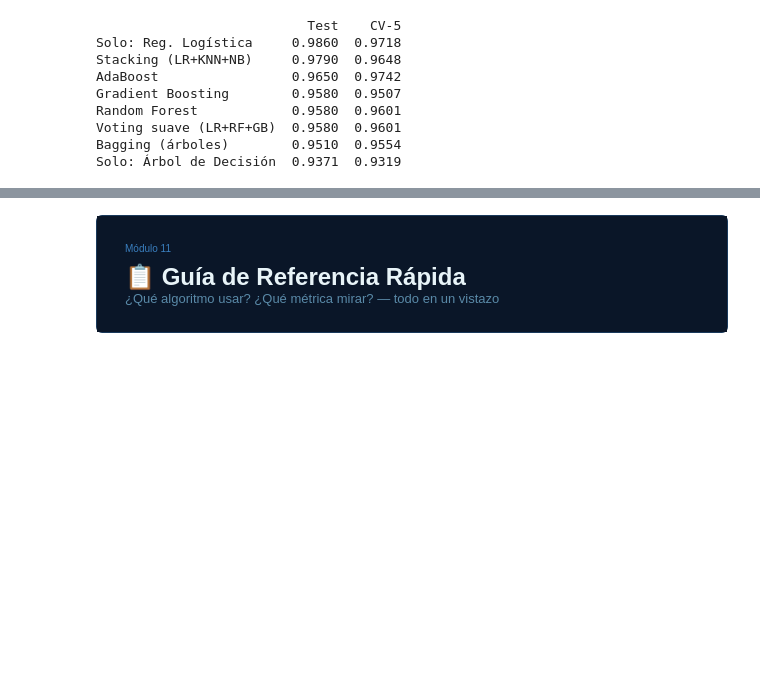
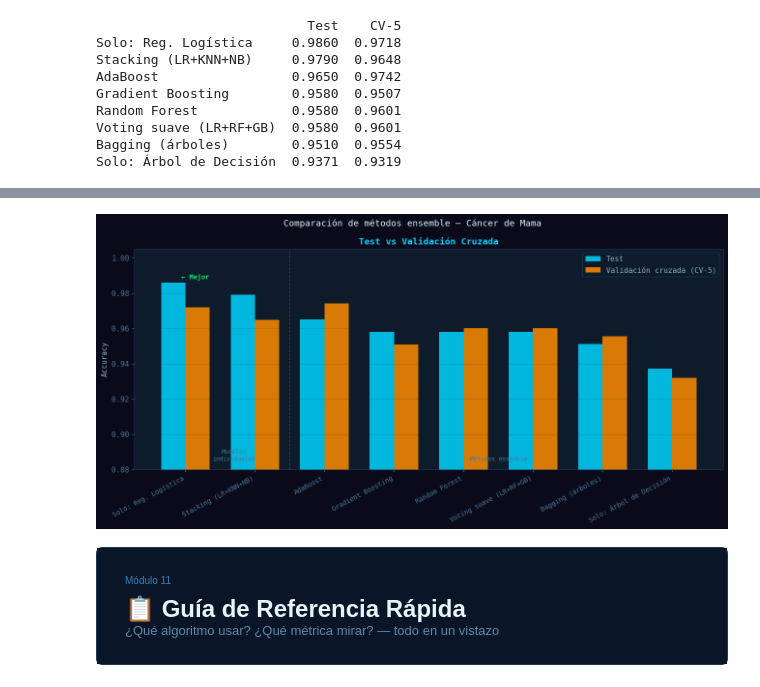
Before and after one commit to SebaSRomanH/SebaSRomanH, a Jupyter notebook: Resumen_sklearn.ipynb, the cells around one changed output, grey strips where cells are left out. Saved outputs shown, nothing was run; the diff lists cells and outputs as text; code cells hidden in the pictures; blank space fills up the shorter version.

```diff
--- a/Resumen_sklearn.ipynb
+++ b/Resumen_sklearn.ipynb
@@ -1199,0 +1177,81 @@ SyntaxError: unterminated string literal (detected at line 33) (2455192580.py, l
+# %%
+# @title
+from sklearn.ensemble import BaggingClassifier, StackingClassifier
+
+# Modelos base
+lr  = LogisticRegression(max_iter=1000, random_state=42)
+dt  = DecisionTreeClassifier(max_depth=5, random_state=42)
+knn = KNeighborsClassifier(n_neighbors=7)
+nb  = GaussianNB()
+rf  = RandomForestClassifier(n_estimators=100, random_state=42)
+gb  = GradientBoostingClassifier(n_estimators=100, random_state=42)
+ada = AdaBoostClassifier(n_estimators=100, random_state=42, algorithm="SAMME")
+
+# Métodos ensemble
+ensembles = {
+    "Solo: Árbol de Decisión":  dt,
+    "Solo: Reg. Logística":     lr,
+    "Bagging (árboles)":        BaggingClassifier(DecisionTreeClassifier(), n_estimators=50, random_state=42),
+    "AdaBoost":                 ada,
+    "Gradient Boosting":        gb,
+    "Random Forest":            rf,
+    "Voting suave (LR+RF+GB)":  VotingClassifier([("lr",lr),("rf",rf),("gb",gb)], voting="soft"),
+    "Stacking (LR+KNN+NB)":     StackingClassifier(
+                                    estimators=[("lr",lr),("knn",knn),("nb",nb)],
+                                    final_estimator=LogisticRegression(max_iter=1000),
+                                    cv=5
+                                ),
+}
+
+res_ens = {}
+for nombre, clf in ensembles.items():
+    clf.fit(X_train_s, y_train)
+    y_pred = clf.predict(X_test_s)
+    acc    = accuracy_score(y_test, y_pred)
+    cv     = cross_val_score(clf, X_train_s, y_train, cv=5, scoring="accuracy").mean()
+    res_ens[nombre] = {"Test": acc, "CV-5": cv}
+
+df_ens = pd.DataFrame(res_ens).T.sort_values("Test", ascending=False)
+print(df_ens.round(4).to_string())
+
+# ── Comparación visual de ensembles ──────────────────────────────────
+
+fig, ax = plt.subplots(figsize=(12, 6))
+fig.suptitle("Comparación de métodos ensemble — Cáncer de Mama",
+             color="#e8f4f8", fontsize=12)
+
+x = np.arange(len(df_ens))
+w = 0.35
+nombres_e = list(df_ens.index)
+test_vals = df_ens["Test"].values
+cv_vals   = df_ens["CV-5"].values
+
+b1 = ax.bar(x - w/2, test_vals, w, label="Test",
+            color=CYAN, alpha=0.85, edgecolor="none")
+b2 = ax.bar(x + w/2, cv_vals, w, label="Validación cruzada (CV-5)",
+            color=ORANGE, alpha=0.85, edgecolor="none")
+
+ax.set_xticks(x)
+ax.set_xticklabels(nombres_e, rotation=28, ha="right", fontsize=9)
+ax.set_ylim(0.88, 1.005)
+ax.set_ylabel("Accuracy")
+ax.set_title("Test vs Validación Cruzada", color=CYAN)
+ax.legend(fontsize=10)
+ax.grid(True, alpha=0.2, axis="y")
+
+# Marcar el mejor
+mejor_idx = int(np.argmax(test_vals))
+ax.annotate("  ← Mejor", (x[mejor_idx] - w/2, test_vals[mejor_idx] + 0.002),
+            color=GREEN, fontsize=9, fontweight="bold")
+
+# Línea divisoria entre "solos" y "ensembles"
+ax.axvline(1.5, color="#2a4a6a", ls="--", lw=1)
+ax.text(0.7, 0.885, """Modelos
+individuales""", ha="center",
+        color="#4a7a9b", fontsize=8)
+ax.text(4.5, 0.885, "Métodos ensemble", ha="center",
+        color="#4a7a9b", fontsize=8)
+
+plt.tight_layout()
+plt.show()
+# %% [output]
@@ -1200,3 +1267,4 @@ SyntaxError: unterminated string literal (detected at line 33) (2455192580.py, l
+[figure, added]
 # %% [markdown]
 <div style="display:flex;align-items:stretch;gap:0;margin:40px 0 20px;border-radius:6px;overflow:hidden;border:1px solid #1a3a5c">
   <div style="background:linear-gradient(180deg,#00d4ff,#0055aa);width:4px;flex-shrink:0"></div>
```
Also changed, not shown: parts of 23 cells of this notebook.
